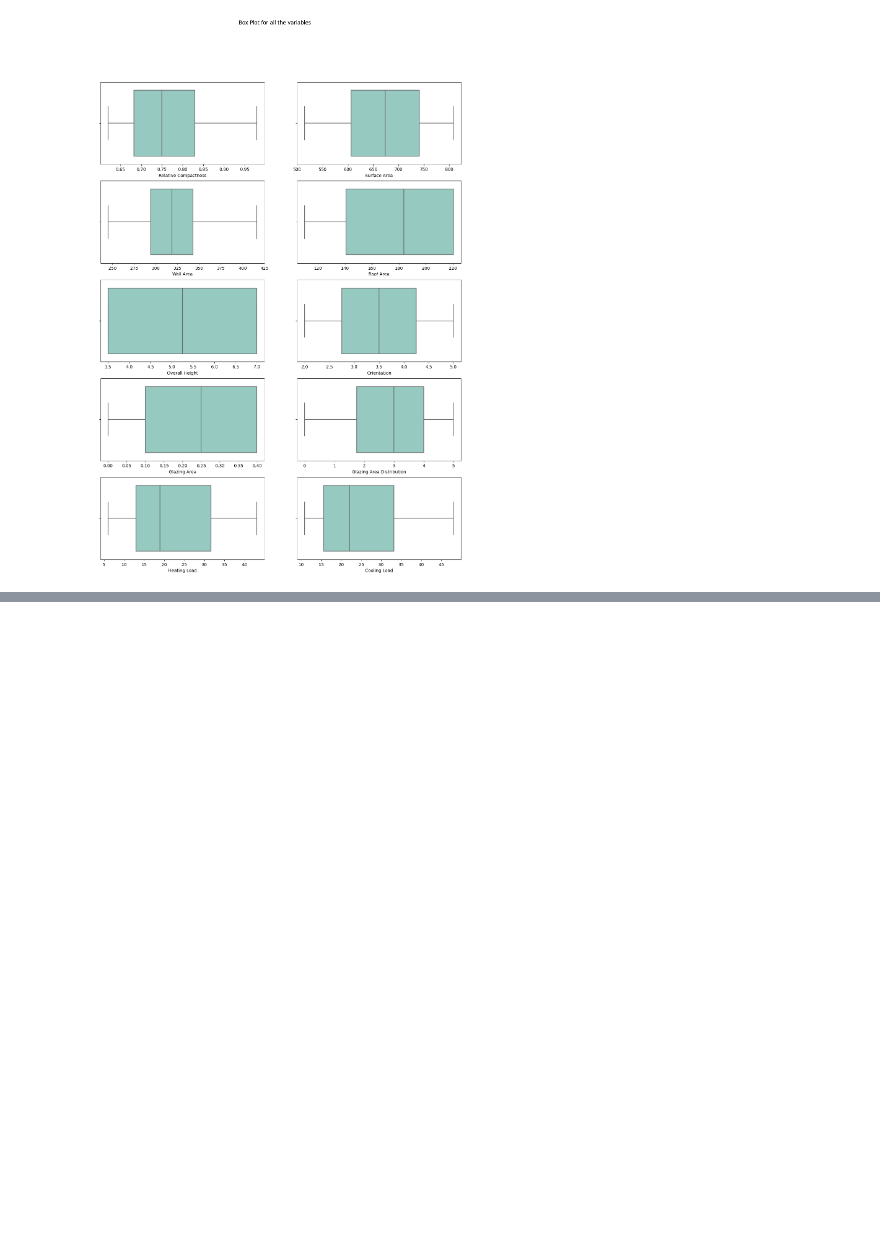
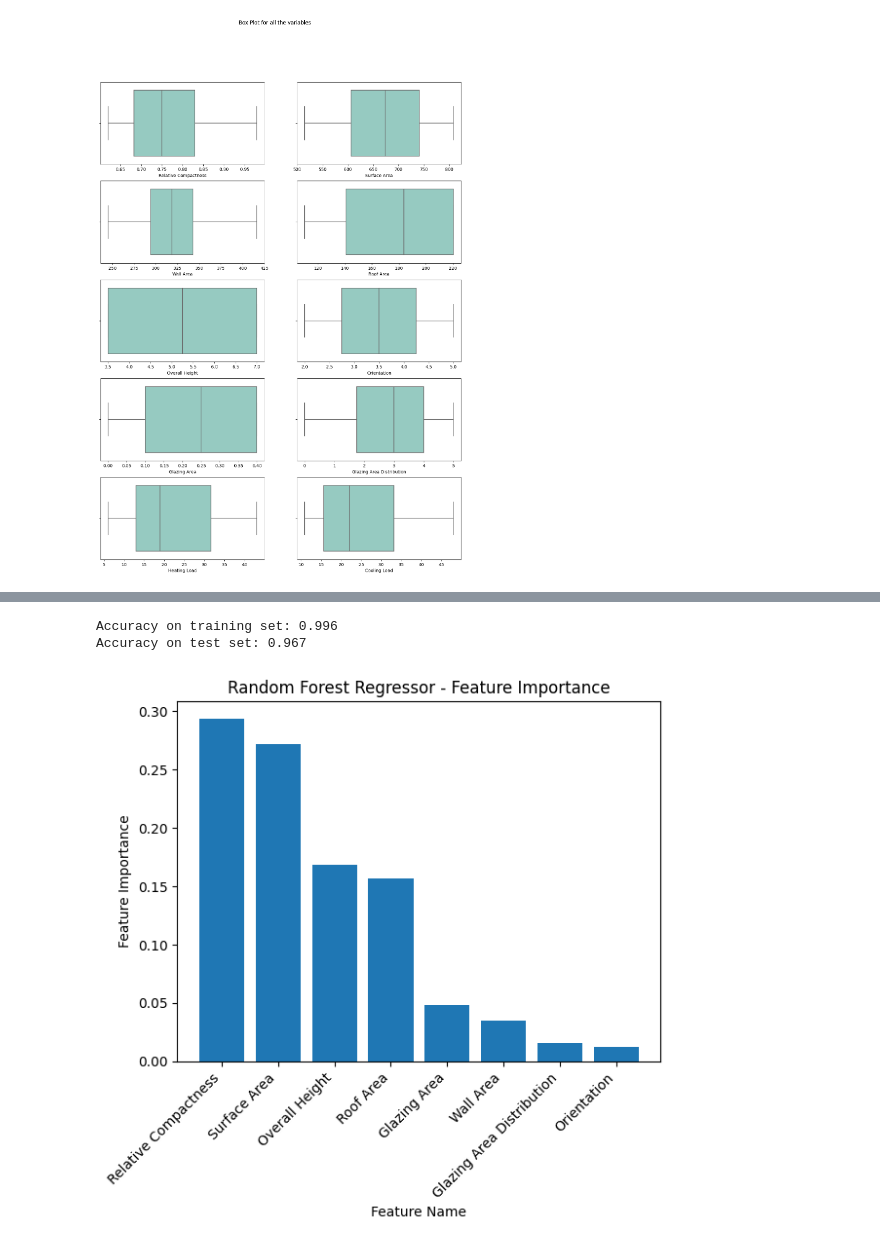
Before and after one commit to Ibrahim-Bilal/Energy-Efficiency-, a Jupyter notebook: Energy Efficiency Practice.ipynb, the cells around one changed output, grey strips where cells are left out. Saved outputs shown, nothing was run; the diff lists cells and outputs as text; code cells hidden in the pictures; blank space fills up the shorter version.

```diff
--- a/Energy Efficiency Practice.ipynb
+++ b/Energy Efficiency Practice.ipynb
@@ -182,0 +198,6 @@ I suspect a colinearity issue with relative copactess and surface Area
+# %%
+X = df[["Relative Compactness", "Surface Area", "Wall Area", "Roof Area", "Overall Height",	"Orientation","Glazing Area","Glazing Area Distribution"]]
+y = df[["Cooling Load"]]
+
+# Perform the 80-20 split
+X_train, X_test, y_train, y_test = train_test_split(X, y, test_size=0.2, random_state=42)
@@ -182,0 +213,6 @@ I suspect a colinearity issue with relative copactess and surface Area
+# %%
+#Linear Regression
+Lr = LinearRegression()
+Lr.fit(X_train, y_train)
+print("Training set score: {:.2f}".format(Lr.score(X_train, y_train)))
+print("Test set score: {:.2f}".format(Lr.score(X_test, y_test)))
@@ -182,0 +283,31 @@ I suspect a colinearity issue with relative copactess and surface Area
+# %%
+forest = RandomForestRegressor(n_estimators=100, random_state=2)
+forest.fit(X_train, y_train)
+
+print("Accuracy on training set: {:.3f}".format(forest.score(X_train, y_train)))
+print("Accuracy on test set: {:.3f}".format(forest.score(X_test, y_test)))
+# %% [output]
+Accuracy on training set: 0.996
+Accuracy on test set: 0.967
+# %%
+# Assuming your features have column names
+feature_names = X.columns if hasattr(X, 'columns') else [f'Feature_{i}' for i in range(X.shape[1])]
+# Plot feature importance with column names
+feature_importance = forest.feature_importances_
+
+# Create a mapping of feature names to importance scores
+feature_importance_dict = dict(zip(feature_names, feature_importance))
+
+# Sort feature importance in descending order
+sorted_features = sorted(feature_importance_dict.items(), key=lambda x: x[1], reverse=True)
+sorted_feature_names, sorted_importance = zip(*sorted_features)
+
+# Plot the feature importance
+plt.bar(range(X.shape[1]), sorted_importance, align="center")
+plt.xticks(range(X.shape[1]), sorted_feature_names, rotation=45, ha="right")
+plt.xlabel("Feature Name")
+plt.ylabel("Feature Importance")
+plt.title("Random Forest Regressor - Feature Importance")
+plt.show()
+# %% [output]
+[figure, added]
```
Also changed, not shown: parts of 12 cells of this notebook.
